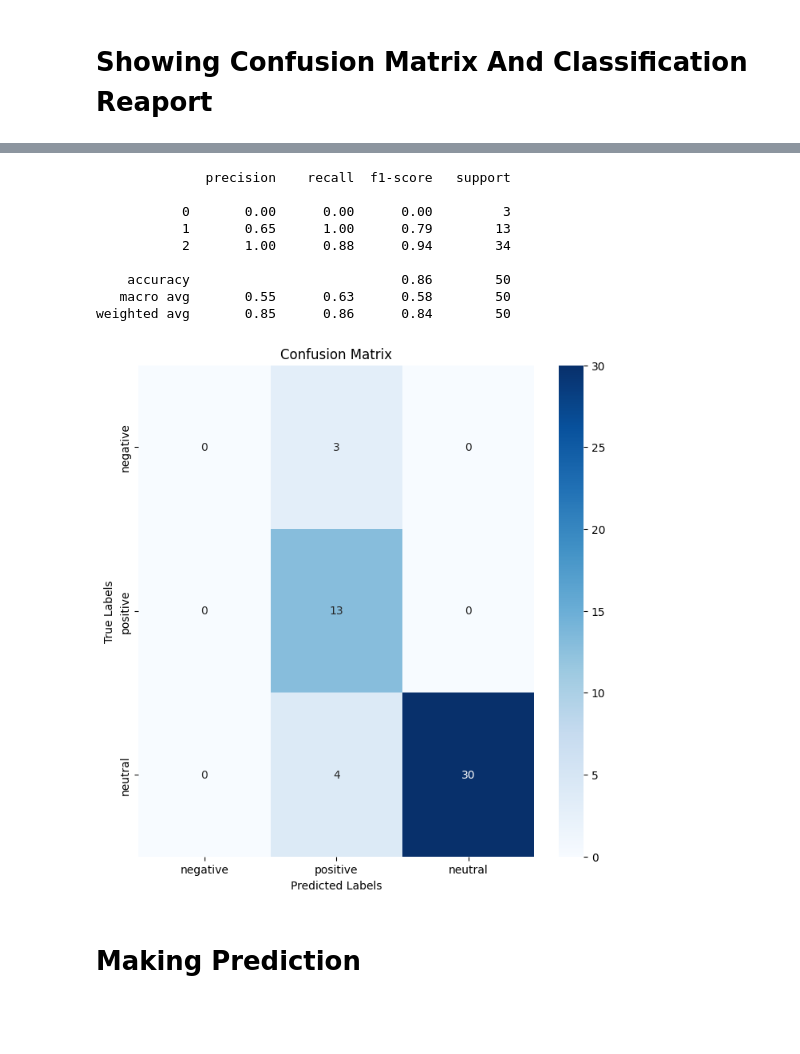
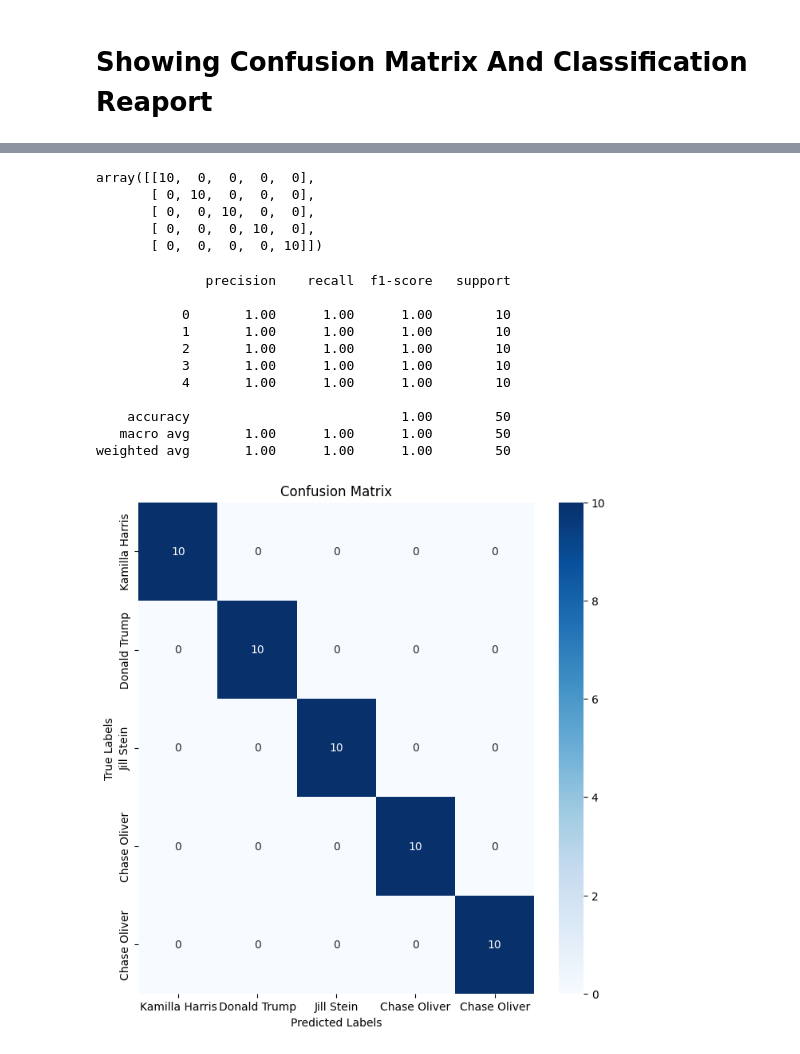
Before and after one commit to alibelhrak/NLP_Project-2024_US_Election_Sentiment_on_X, a Jupyter notebook: 2024_US_Election_Sentiment_on_X.ipynb, the cells around one changed output, grey strips where cells are left out. Cells and saved outputs as stored; diff of their text form; code cells hidden in the pictures; blank space fills up the shorter version.

```diff
--- a/2024_US_Election_Sentiment_on_X.ipynb
+++ b/2024_US_Election_Sentiment_on_X.ipynb
@@ -351,0 +599,11 @@ AS
+# %%
+model2.compile(optimizer='adam', loss='categorical_crossentropy', metrics=['accuracy'])
+# %%
+
+model2.fit(
+    train_input,
+    train_label,
+    epochs=64,
+    batch_size=32,
+    validation_data=(test_input, test_label)
+)
@@ -351,0 +629,3 @@ AS
+# %%
+prediction = model2.predict(test_input)
+predicted_classes = np.argmax(prediction, axis=1)
@@ -352,29 +634,45 @@ AS
+# %%
+y_true =test_onehot_labels
+y_true_classes = np.argmax(y_true, axis=1)
+# %%
+from sklearn.metrics import confusion_matrix , classification_report , accuracy_score
+
+cm = confusion_matrix(predicted_classes , y_true_classes)
+cm
+# %% [output]
+array([[10,  0,  0,  0,  0],
+       [ 0, 10,  0,  0,  0],
+       [ 0,  0, 10,  0,  0],
+       [ 0,  0,  0, 10,  0],
+       [ 0,  0,  0,  0, 10]])
 # %%
+AS = accuracy_score(predicted_classes , y_true_classes)
+AS
 CR = classification_report(y_true_classes, predicted_classes)
 print(CR)
 # %% [output]
               precision    recall  f1-score   support
 
-           0       0.00      0.00      0.00         3
-           1       0.65      1.00      0.79        13
-           2       1.00      0.88      0.94        34
+           0       1.00      1.00      1.00        10
+           1       1.00      1.00      1.00        10
+           2       1.00      1.00      1.00        10
+           3       1.00      1.00      1.00        10
+           4       1.00      1.00      1.00        10
 
-    accuracy                           0.86        50
-   macro avg       0.55      0.63      0.58        50
-weighted avg       0.85      0.86      0.84        50
+    accuracy                           1.00        50
+   macro avg       1.00      1.00      1.00        50
+weighted avg       1.00      1.00      1.00        50
 # %%
 cm = confusion_matrix(y_true_classes, predicted_classes)
 
-labels = ["negative", "positive", "neutral"]
+labels = ["Kamilla Harris" , "Donald Trump" , "Jill Stein" , "Chase Oliver" , "Chase Oliver"]
 
 plt.figure(figsize=(8, 8))
 sns.heatmap(cm, annot=True, fmt='d', cmap='Blues',
             xticklabels=labels, yticklabels=labels)
 plt.title('Confusion Matrix')
 plt.xlabel('Predicted Labels')
 plt.ylabel('True Labels')
 plt.show()
 # %% [output]
-[figure, old version]
+[figure, new version]
-# %% [markdown]
-# Making Prediction
```
Also changed, not shown: parts of 46 cells of this notebook.
